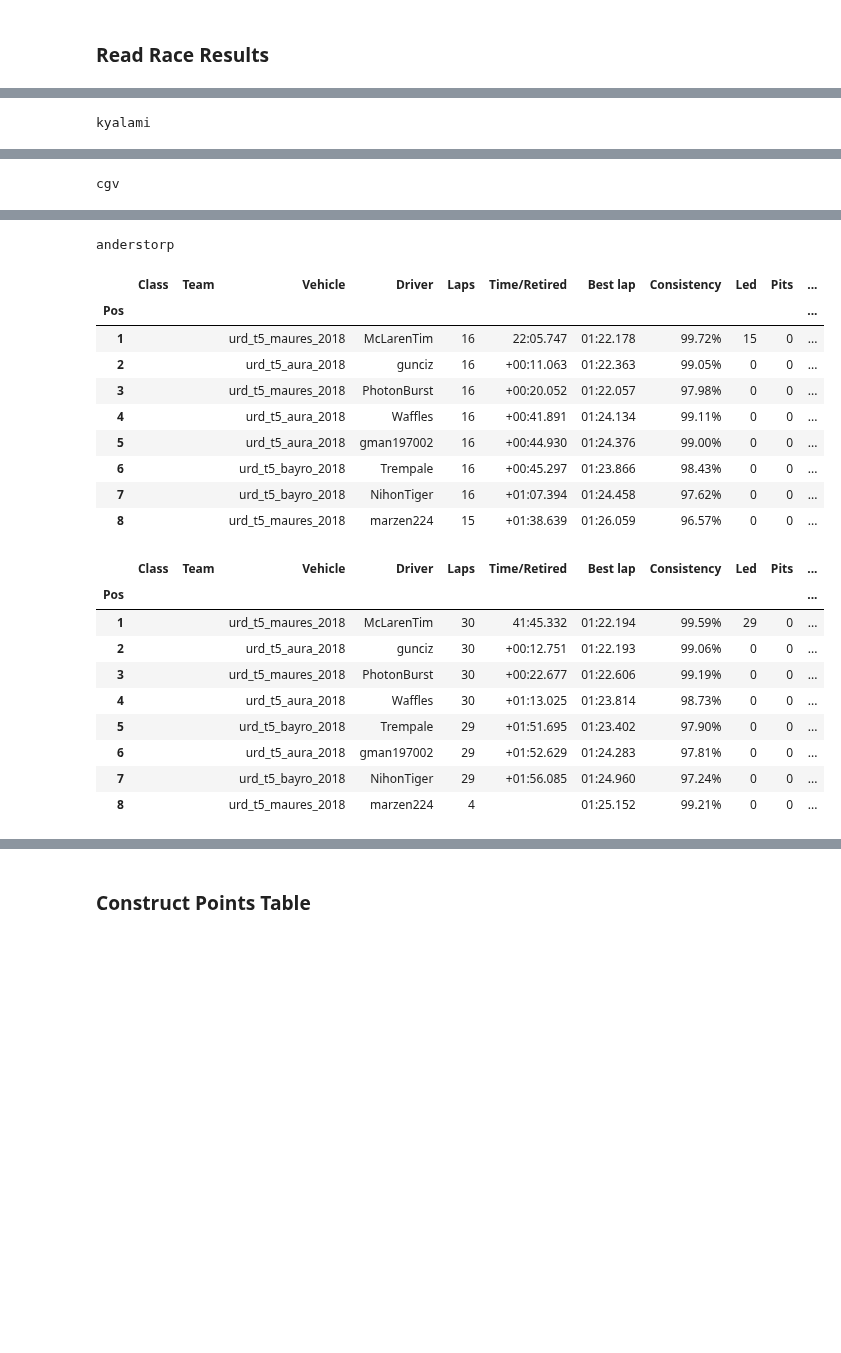
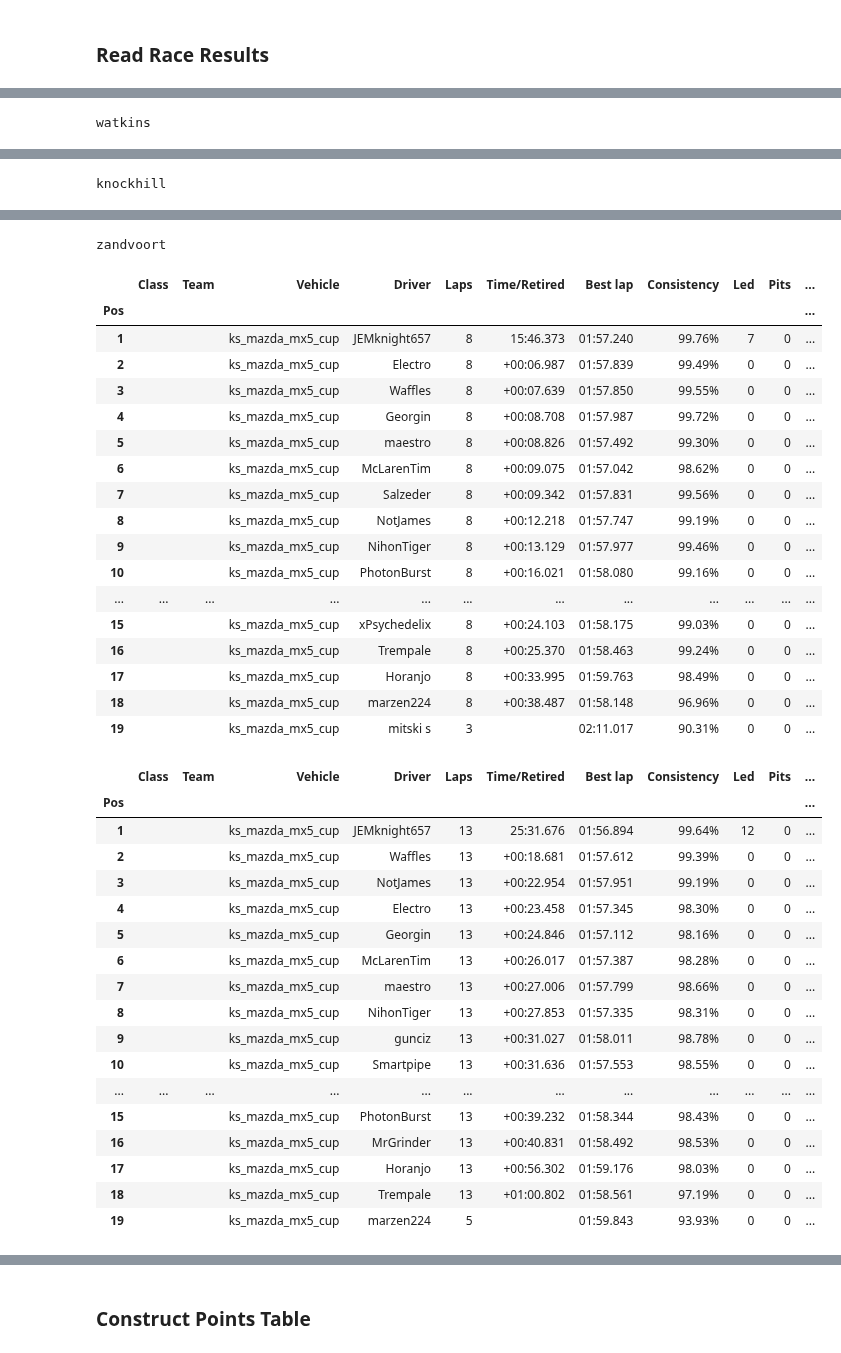
Before and after one commit to denniscfeng/simresults-to-table, a Jupyter notebook: ResultsToTable.ipynb, the cells around one changed output, grey strips where cells are left out. Drawn from its saved outputs; the diff is of its cells as text; code cells hidden in the pictures; blank space fills up the shorter version.

Commit message:
some bugfixes, generated MX5 series results until rnd 4

```diff
--- a/ResultsToTable.ipynb
+++ b/ResultsToTable.ipynb
@@ -65,6 +65,9 @@ class RaceReport():
 
         self.output_file = "{}/{}".format(race_directory_path, output_file_name)
 
+        csv_files = [file for file in os.listdir(race_directory_path) if file.endswith(".csv")]
+        if len(csv_files) < 1:
+            raise FileNotFoundError()
         simresults_file_name = [file for file in os.listdir(race_directory_path) if file.endswith(".csv")][0]
         simresults_code = os.path.splitext(simresults_file_name)[0]
         self.results_file = "{}/{}.csv".format(race_directory_path, simresults_code)
@@ -172,7 +175,7 @@ class RaceReport():
                 table_df["Time/Retired"] = table_df["Time/Retired"].str.replace('^\s*$', "")
                 table_df["Consistency"] = table_df["Consistency"].str.replace('^-$', "")
 
-                points_column = pd.Series(np.zeros(len(table_df))).add(self.points_table["points"].astype(int), fill_value=0)
+                points_column = pd.Series(np.zeros(len(table_df)+1)).add(self.points_table["points"].astype(int), fill_value=0)
                 table_df["Points"] = points_column.astype(int)
 
                 session_num = int(re.findall('(?:Qualify|Race)\s(\d+)\sresult|$', name)[0])
@@ -186,6 +189,10 @@ class RaceReport():
                     table_df["Grid"] = ""
 
                 table_df["DNF"] = table_df["Laps"] < table_df["Laps"].max() - 3
+
+            # Validate drivers are in the driver table
+            for driver in table_df["Driver"]:
+                assert driver in self.drivers_table.index, "{} not found in drivers table".format(driver)
 
             if self.debug: display(table_df)
             self.tables[name] = table_df
@@ -289,10 +296,10 @@ class RaceReport():
 # %% [markdown]
 ### Read Series Info
 # %%
-series = "PWC 2020"
+series = "MX5"
 series_sessions = ["Qualify result", "Race 1 result", "Race 2 result"]
-rounds_to_include = 10
-drop_week = True
+rounds_to_include = 4
+drop_week = False
 
 series_drivers_table = RaceReport.read_drivers_table(series)
 display(series_drivers_table)
@@ -362,9 +367,12 @@ for race, race_row in series_tracks_table.iterrows():
 
     race_path = "{}/{}".format(series, race)
     if os.path.isdir(race_path):
-        race_reports[race] = RaceReport(series_sessions, series, race, drivers_table=series_drivers_table, points_table=series_points_table, csv_manual_adjustment=race_row["csv_manual_adjustment"])
-        print(race)
-        [display(race_reports[race].tables[session]) for session in series_race_sessions]
+        try:
+            race_reports[race] = RaceReport(series_sessions, series, race, drivers_table=series_drivers_table, points_table=series_points_table, csv_manual_adjustment=race_row["csv_manual_adjustment"])
+            print(race)
+            [display(race_reports[race].tables[session]) for session in series_race_sessions]
+        except FileNotFoundError:
+            print("no csv found for", race)
     else:
-        print(race, "not found")
+        print("no directory found for", race)
 # %% [output]
@@ -403,3 +416,3 @@ zolder
-kyalami
+watkins
 |  | Class | Team | Vehicle | Driver | Laps | Time/Retired | Best lap | Consistency | Led | Pits | ... |
 | Pos |  |  |  |  |  |  |  |  |  |  | ... |
@@ -431,3 +453,3 @@ kyalami
-cgv
+knockhill
 |  | Class | Team | Vehicle | Driver | Laps | Time/Retired | Best lap | Consistency | Led | Pits | ... |
 | Pos |  |  |  |  |  |  |  |  |  |  | ... |
@@ -457,21 +490,37 @@ cgv
-anderstorp
+zandvoort
 |  | Class | Team | Vehicle | Driver | Laps | Time/Retired | Best lap | Consistency | Led | Pits | ... |
 | Pos |  |  |  |  |  |  |  |  |  |  | ... |
-| 1 |  |  | urd_t5_maures_2018 | McLarenTim | 16 | 22:05.747 | 01:22.178 | 99.72% | 15 | 0 | ... |
-| 2 |  |  | urd_t5_aura_2018 | gunciz | 16 | +00:11.063 | 01:22.363 | 99.05% | 0 | 0 | ... |
-| 3 |  |  | urd_t5_maures_2018 | PhotonBurst | 16 | +00:20.052 | 01:22.057 | 97.98% | 0 | 0 | ... |
-| 4 |  |  | urd_t5_aura_2018 | Waffles | 16 | +00:41.891 | 01:24.134 | 99.11% | 0 | 0 | ... |
-| 5 |  |  | urd_t5_aura_2018 | gman197002 | 16 | +00:44.930 | 01:24.376 | 99.00% | 0 | 0 | ... |
-| 6 |  |  | urd_t5_bayro_2018 | Trempale | 16 | +00:45.297 | 01:23.866 | 98.43% | 0 | 0 | ... |
-| 7 |  |  | urd_t5_bayro_2018 | NihonTiger | 16 | +01:07.394 | 01:24.458 | 97.62% | 0 | 0 | ... |
-| 8 |  |  | urd_t5_maures_2018 | marzen224 | 15 | +01:38.639 | 01:26.059 | 96.57% | 0 | 0 | ... |
+| 1 |  |  | ks_mazda_mx5_cup | JEMknight657 | 8 | 15:46.373 | 01:57.240 | 99.76% | 7 | 0 | ... |
+| 2 |  |  | ks_mazda_mx5_cup | Electro | 8 | +00:06.987 | 01:57.839 | 99.49% | 0 | 0 | ... |
+| 3 |  |  | ks_mazda_mx5_cup | Waffles | 8 | +00:07.639 | 01:57.850 | 99.55% | 0 | 0 | ... |
+| 4 |  |  | ks_mazda_mx5_cup | Georgin | 8 | +00:08.708 | 01:57.987 | 99.72% | 0 | 0 | ... |
+| 5 |  |  | ks_mazda_mx5_cup | maestro | 8 | +00:08.826 | 01:57.492 | 99.30% | 0 | 0 | ... |
+| 6 |  |  | ks_mazda_mx5_cup | McLarenTim | 8 | +00:09.075 | 01:57.042 | 98.62% | 0 | 0 | ... |
+| 7 |  |  | ks_mazda_mx5_cup | Salzeder | 8 | +00:09.342 | 01:57.831 | 99.56% | 0 | 0 | ... |
+| 8 |  |  | ks_mazda_mx5_cup | NotJames | 8 | +00:12.218 | 01:57.747 | 99.19% | 0 | 0 | ... |
+| 9 |  |  | ks_mazda_mx5_cup | NihonTiger | 8 | +00:13.129 | 01:57.977 | 99.46% | 0 | 0 | ... |
+| 10 |  |  | ks_mazda_mx5_cup | PhotonBurst | 8 | +00:16.021 | 01:58.080 | 99.16% | 0 | 0 | ... |
+| ... | ... | ... | ... | ... | ... | ... | ... | ... | ... | ... | ... |
+| 15 |  |  | ks_mazda_mx5_cup | xPsychedelix | 8 | +00:24.103 | 01:58.175 | 99.03% | 0 | 0 | ... |
+| 16 |  |  | ks_mazda_mx5_cup | Trempale | 8 | +00:25.370 | 01:58.463 | 99.24% | 0 | 0 | ... |
+| 17 |  |  | ks_mazda_mx5_cup | Horanjo | 8 | +00:33.995 | 01:59.763 | 98.49% | 0 | 0 | ... |
+| 18 |  |  | ks_mazda_mx5_cup | marzen224 | 8 | +00:38.487 | 01:58.148 | 96.96% | 0 | 0 | ... |
+| 19 |  |  | ks_mazda_mx5_cup | mitski s | 3 |  | 02:11.017 | 90.31% | 0 | 0 | ... |
 |  | Class | Team | Vehicle | Driver | Laps | Time/Retired | Best lap | Consistency | Led | Pits | ... |
 | Pos |  |  |  |  |  |  |  |  |  |  | ... |
-| 1 |  |  | urd_t5_maures_2018 | McLarenTim | 30 | 41:45.332 | 01:22.194 | 99.59% | 29 | 0 | ... |
-| 2 |  |  | urd_t5_aura_2018 | gunciz | 30 | +00:12.751 | 01:22.193 | 99.06% | 0 | 0 | ... |
-| 3 |  |  | urd_t5_maures_2018 | PhotonBurst | 30 | +00:22.677 | 01:22.606 | 99.19% | 0 | 0 | ... |
-| 4 |  |  | urd_t5_aura_2018 | Waffles | 30 | +01:13.025 | 01:23.814 | 98.73% | 0 | 0 | ... |
-| 5 |  |  | urd_t5_bayro_2018 | Trempale | 29 | +01:51.695 | 01:23.402 | 97.90% | 0 | 0 | ... |
-| 6 |  |  | urd_t5_aura_2018 | gman197002 | 29 | +01:52.629 | 01:24.283 | 97.81% | 0 | 0 | ... |
-| 7 |  |  | urd_t5_bayro_2018 | NihonTiger | 29 | +01:56.085 | 01:24.960 | 97.24% | 0 | 0 | ... |
-| 8 |  |  | urd_t5_maures_2018 | marzen224 | 4 |  | 01:25.152 | 99.21% | 0 | 0 | ... |
+| 1 |  |  | ks_mazda_mx5_cup | JEMknight657 | 13 | 25:31.676 | 01:56.894 | 99.64% | 12 | 0 | ... |
+| 2 |  |  | ks_mazda_mx5_cup | Waffles | 13 | +00:18.681 | 01:57.612 | 99.39% | 0 | 0 | ... |
+| 3 |  |  | ks_mazda_mx5_cup | NotJames | 13 | +00:22.954 | 01:57.951 | 99.19% | 0 | 0 | ... |
+| 4 |  |  | ks_mazda_mx5_cup | Electro | 13 | +00:23.458 | 01:57.345 | 98.30% | 0 | 0 | ... |
+| 5 |  |  | ks_mazda_mx5_cup | Georgin | 13 | +00:24.846 | 01:57.112 | 98.16% | 0 | 0 | ... |
+| 6 |  |  | ks_mazda_mx5_cup | McLarenTim | 13 | +00:26.017 | 01:57.387 | 98.28% | 0 | 0 | ... |
+| 7 |  |  | ks_mazda_mx5_cup | maestro | 13 | +00:27.006 | 01:57.799 | 98.66% | 0 | 0 | ... |
+| 8 |  |  | ks_mazda_mx5_cup | NihonTiger | 13 | +00:27.853 | 01:57.335 | 98.31% | 0 | 0 | ... |
+| 9 |  |  | ks_mazda_mx5_cup | gunciz | 13 | +00:31.027 | 01:58.011 | 98.78% | 0 | 0 | ... |
+| 10 |  |  | ks_mazda_mx5_cup | Smartpipe | 13 | +00:31.636 | 01:57.553 | 98.55% | 0 | 0 | ... |
+| ... | ... | ... | ... | ... | ... | ... | ... | ... | ... | ... | ... |
+| 15 |  |  | ks_mazda_mx5_cup | PhotonBurst | 13 | +00:39.232 | 01:58.344 | 98.43% | 0 | 0 | ... |
+| 16 |  |  | ks_mazda_mx5_cup | MrGrinder | 13 | +00:40.831 | 01:58.492 | 98.53% | 0 | 0 | ... |
+| 17 |  |  | ks_mazda_mx5_cup | Horanjo | 13 | +00:56.302 | 01:59.176 | 98.03% | 0 | 0 | ... |
+| 18 |  |  | ks_mazda_mx5_cup | Trempale | 13 | +01:00.802 | 01:58.561 | 97.19% | 0 | 0 | ... |
+| 19 |  |  | ks_mazda_mx5_cup | marzen224 | 5 |  | 01:59.843 | 93.93% | 0 | 0 | ... |
```
Also changed, not shown: parts of 4 cells of this notebook, 8 other files.
